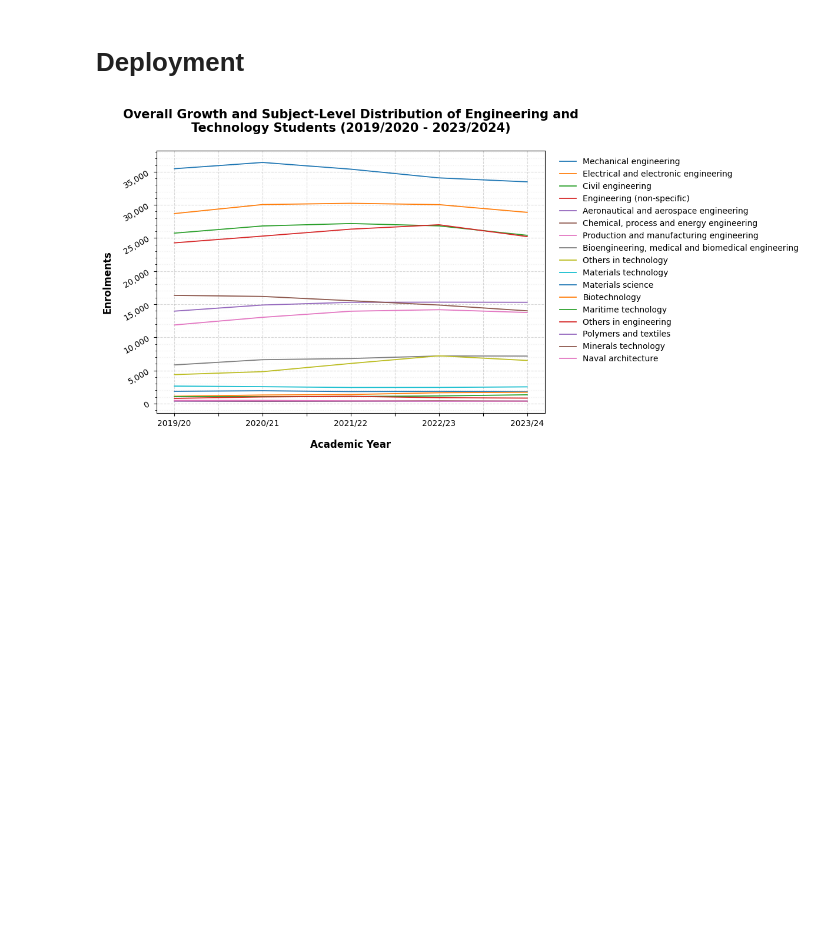
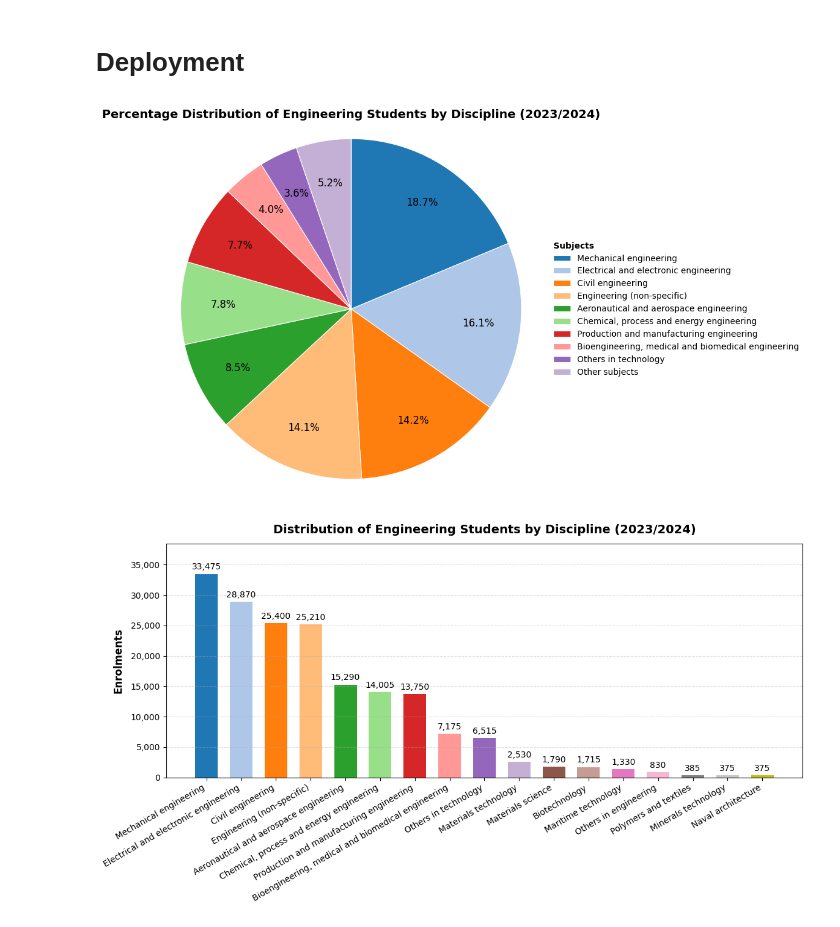
Before and after one commit to JoeUzo/Mapping-Future-Skills-in-UK-Engineering-Education, a Jupyter notebook: charts/chart-2.ipynb, the cells around one changed output. Drawn from its saved outputs; the diff is of its cells as text; code cells hidden in the pictures; blank space fills up the shorter version.

Commit message:
complete chart 2

```diff
--- a/charts/chart-2.ipynb
+++ b/charts/chart-2.ipynb
@@ -212,9 +26,9 @@ df_total.sample(20)
 # Deployment
 # %%
 CUSTOM_CAH = ("10")
-TITLE = "Overall Growth and Subject-Level Distribution of Engineering and Technology Students (2019/2020 - 2023/2024)"
+TITLE = "Distribution of Engineering Students by Discipline (2023)"
 YLABEL = "Enrolments"
-path = r"../data/table-52"
+path = r"../data/table-52.2023"
 # %%
 df = load_df(path, skip_rows=13)
 # %%
@@ -227,6 +41,10 @@ def publication_rc():
         "ytick.labelsize": 10,
         "legend.fontsize": 10,
         "lines.linewidth": 1.0,
+        "axes.titleweight": "bold",
+        "axes.labelweight": "bold",
+        "legend.frameon": False,
+        "font.family": "DejaVu Sans",
     })
 # %%
 def keep_totals_slice(df):
@@ -302,11 +73,5 @@ def plot_lines(pvt_top, title, ylabel, out_basename, chart_dir):
 # %%
-def filter(df_, cah, top_n: int | None = None):
+def filter(df_, cah):
     d = filter_scope(df_, custom=cah)
     d = ensure_subject_label_has_no_code(d)
-    if top_n is None:
-        TOP_N = d["Subject"].nunique()
-    else:
-        TOP_N = top_n
-    pvt = build_pivot(d)
-    pvt_top = select_top_columns(pvt, top_n=TOP_N)
-    return pvt_top
+    return d
@@ -313,7 +179,18 @@ def filter(df_, cah, top_n: int | None = None):
 # %%
 df_keep = keep_totals_slice(df)
+d_eng = filter(df_keep, CUSTOM_CAH)
-# %%
-pvt = filter(df_keep, cah=CUSTOM_CAH)
-plot_lines(pvt, TITLE, YLABEL, "all_eng_and_tech_students_lines", chart_dir="chart-1")
-# %% [output]
-[figure, removed]
+# %%
+plot_pie_2023(
+    d_eng,
+    out_basename="eng_students_2023_pie",
+    title="Percentage Distribution of Engineering Students by Discipline (2023/2024)",
+)
+
+plot_bar_2023(
+    d_eng,
+    out_basename="eng_students_2023_bar",
+    title="Distribution of Engineering Students by Discipline (2023/2024)",
+)
+# %% [output]
+[figure, added]
+[figure, added]
```
Also changed, not shown: parts of 25 cells of this notebook, 12 other files.
